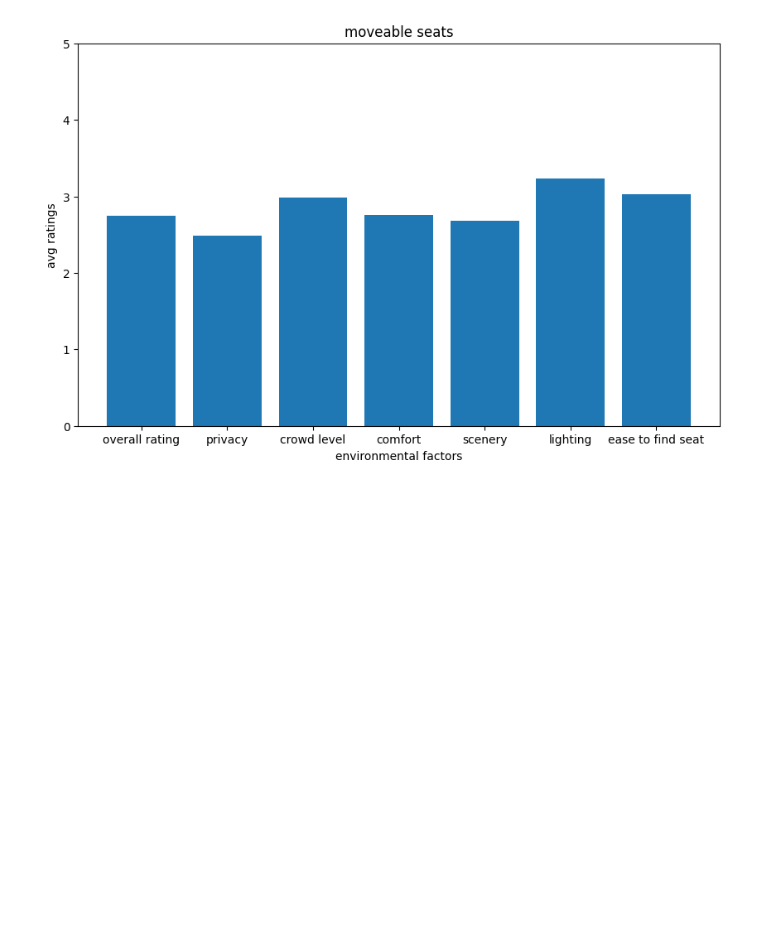
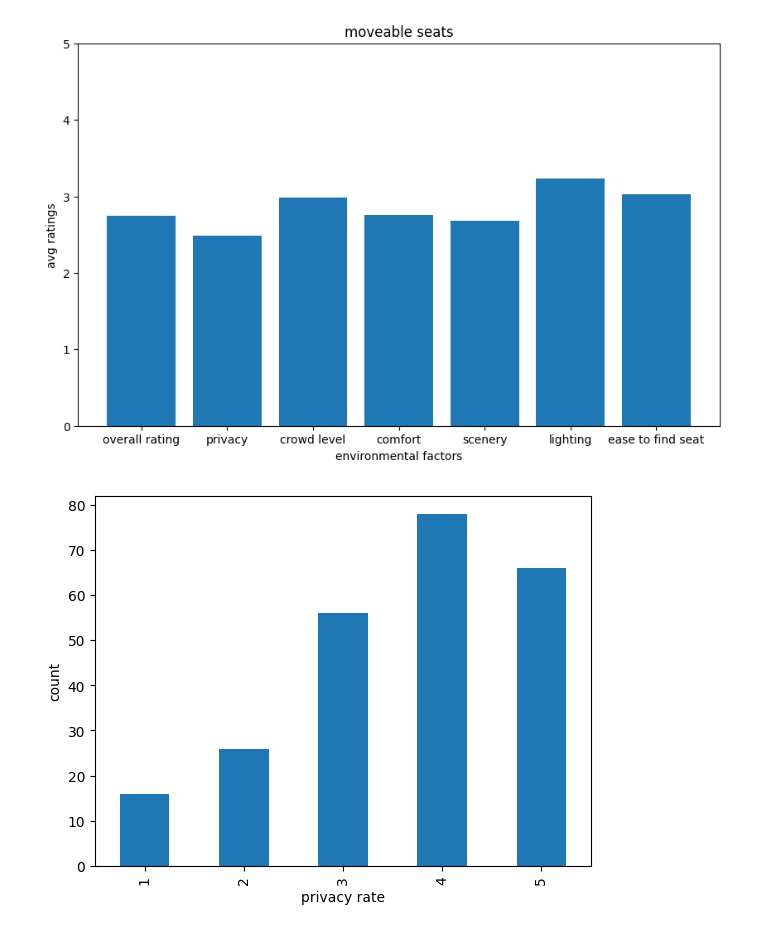
Before and after one commit to chriskbs/DSA3101, a Jupyter notebook: notebooks/survey_trend.ipynb, the cells around one changed output. Saved outputs shown, nothing was run; the diff lists cells and outputs as text; code cells hidden in the pictures; blank space fills up the shorter version.

Commit message:
add visualisation of distibution of env factor and furnitures

```diff
--- a/notebooks/survey_trend.ipynb
+++ b/notebooks/survey_trend.ipynb
@@ -322,3 +322,14 @@ plt.ylim(0,5)
 plt.show()
 # %% [output]
 [figure]
+# %%
+# visualise distribution of each feature
+## i.e. the number of people giving certain rate for certain environmental factor
+privacy_counts = df['privacy_rate'].explode().value_counts().sort_index()
+
+privacy_counts.plot(kind='bar')
+plt.xlabel('privacy rate')
+plt.ylabel('count')
+plt.show()
+# %% [output]
+[figure, added]
```
Also changed, not shown: parts of 6 cells of this notebook.
